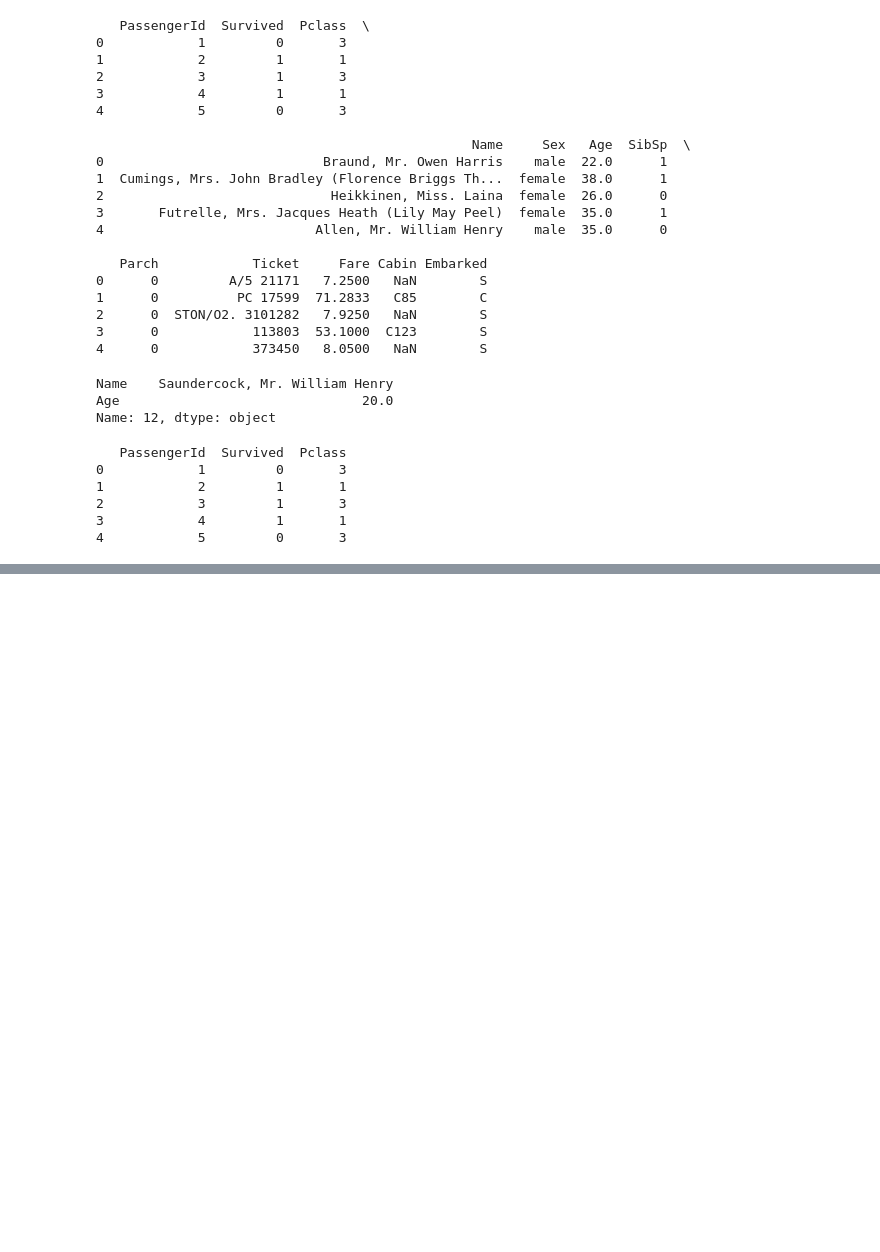
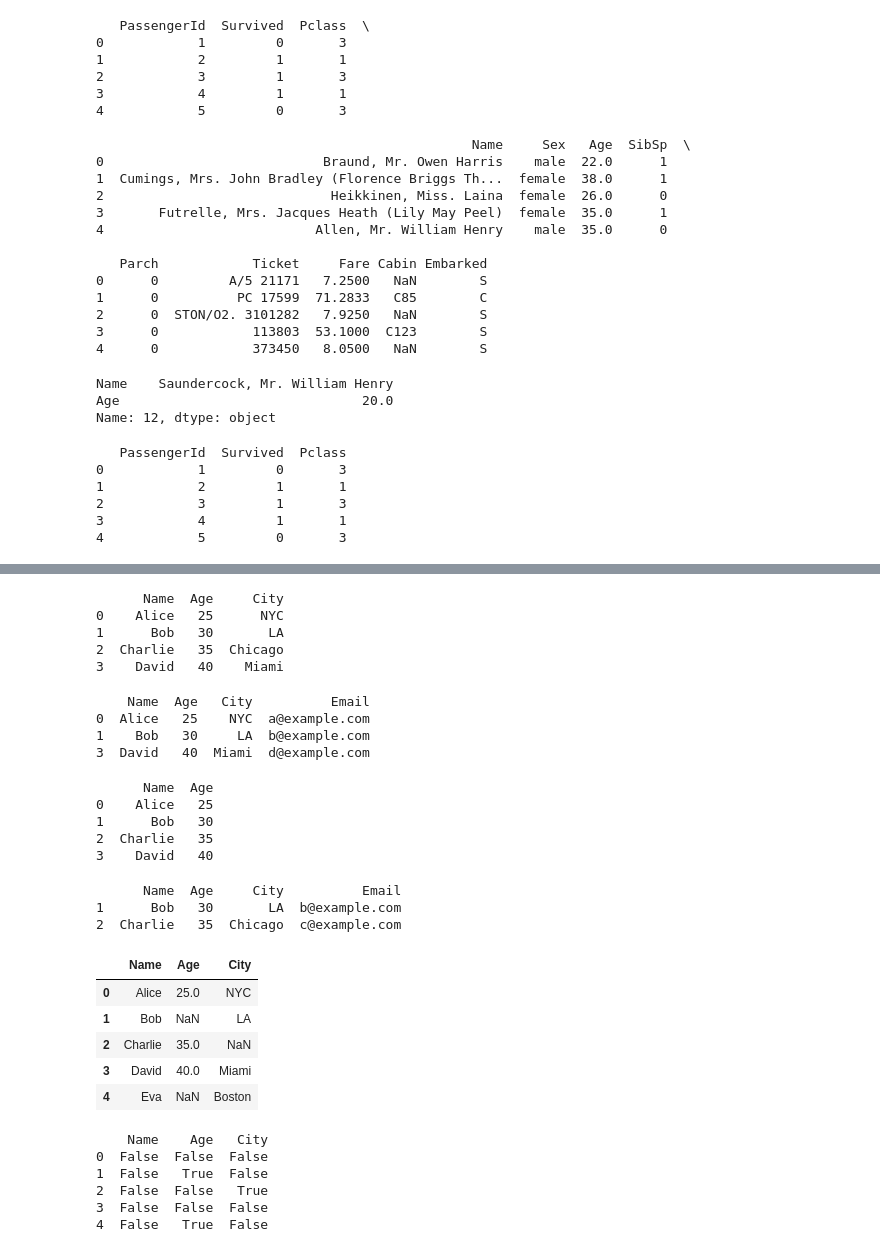
Before and after one commit to shivahari04/DA_M2_CodingExercises, a Jupyter notebook: w1_exercises.ipynb, the cells around one changed output, grey strips where cells are left out. Cells and saved outputs as stored; diff of their text form; code cells hidden in the pictures; blank space fills up the shorter version.

```diff
--- a/w1_exercises.ipynb
+++ b/w1_exercises.ipynb
@@ -111,0 +249,73 @@ print(df.iloc[0:5,0:3])
+# %%
+#Drop the Email column and store the result in a new variable
+df_no_email = df.drop('Email',axis =1)
+print(df_no_email)
+# %% [output]
+      Name  Age     City
+0    Alice   25      NYC
+1      Bob   30       LA
+2  Charlie   35  Chicago
+3    David   40    Miami
+# %%
+#Drop the row with index 2 in place
+print(df.drop(2))
+# %% [output]
+    Name  Age   City          Email
+0  Alice   25    NYC  a@example.com
+1    Bob   30     LA  b@example.com
+3  David   40  Miami  d@example.com
+# %%
+# Re-create DataFrame for next steps
+df = pd.DataFrame(data)
+
+#Drop the City and Email columns, and assign the result back to df
+df = df.drop(['City','Email'],axis=1)
+print(df)
+# %% [output]
+      Name  Age
+0    Alice   25
+1      Bob   30
+2  Charlie   35
+3    David   40
+# %%
+# Re-create again for next step
+df = pd.DataFrame(data)
+#Drop the first and last row, and store the result in df_trimmed
+df_trimmed = df.drop([0,3])
+print(df_trimmed)
+# %% [output]
+      Name  Age     City          Email
+1      Bob   30       LA  b@example.com
+2  Charlie   35  Chicago  c@example.com
+# %%
+#Exercise Set 2: Missing Data
+import pandas as pd
+import numpy as np
+
+data = {
+"Name": ["Alice", "Bob", "Charlie", "David", "Eva"],
+"Age": [25, np.nan, 35, 40, None],
+"City": ["NYC", "LA", None, "Miami", "Boston"],
+}
+
+df = pd.DataFrame(data)
+# %%
+#View the first 5 rows of the DataFrame
+df.head()
+# %% [output]
+|  | Name | Age | City |
+| 0 | Alice | 25.0 | NYC |
+| 1 | Bob | NaN | LA |
+| 2 | Charlie | 35.0 | NaN |
+| 3 | David | 40.0 | Miami |
+| 4 | Eva | NaN | Boston |
+# %%
+#Show where values are missing
+print(df.isnull())
+# %% [output]
+    Name    Age   City
+0  False  False  False
+1  False   True  False
+2  False  False   True
+3  False  False  False
+4  False   True  False
```
Also changed, not shown: parts of 30 cells of this notebook.
